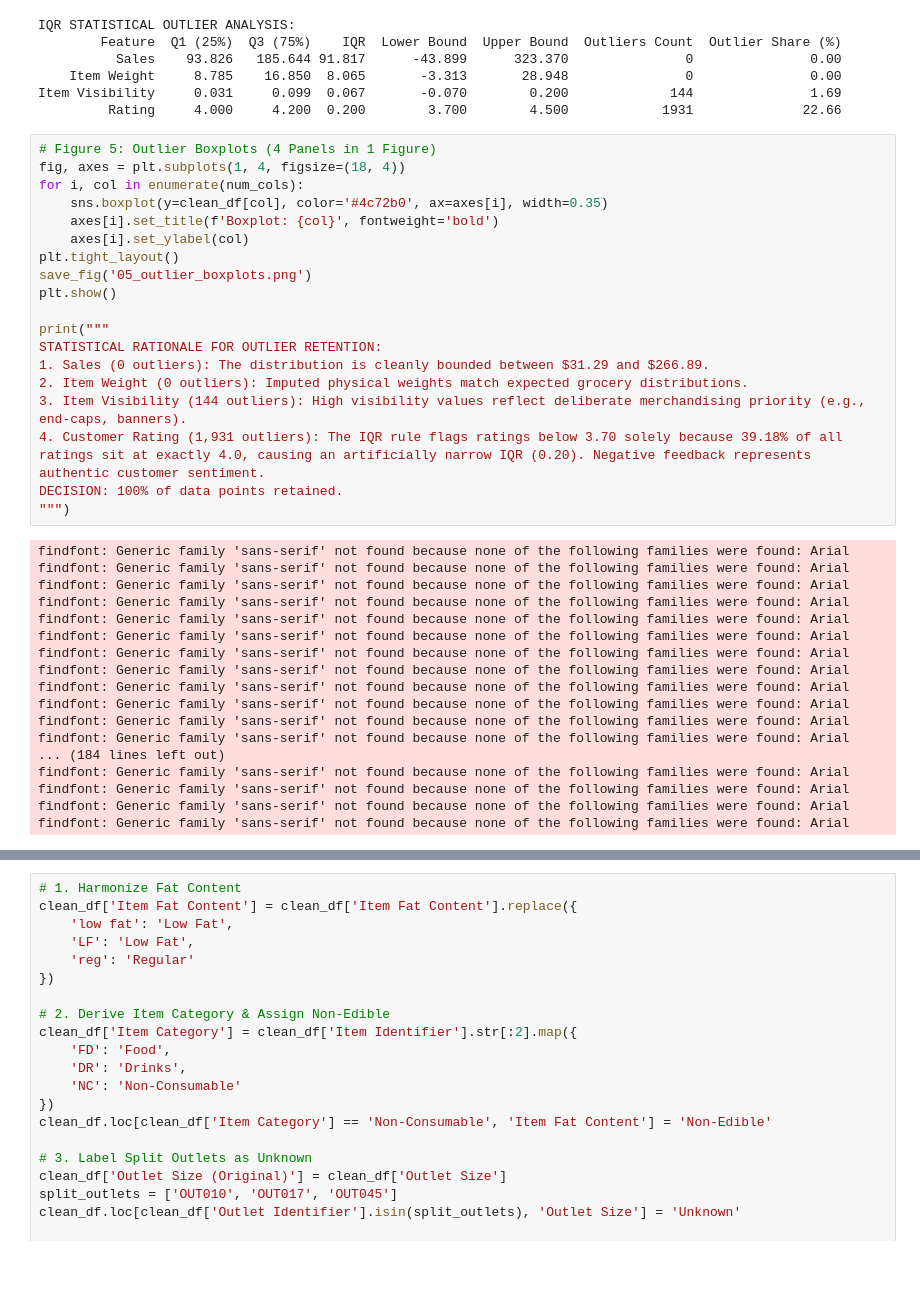
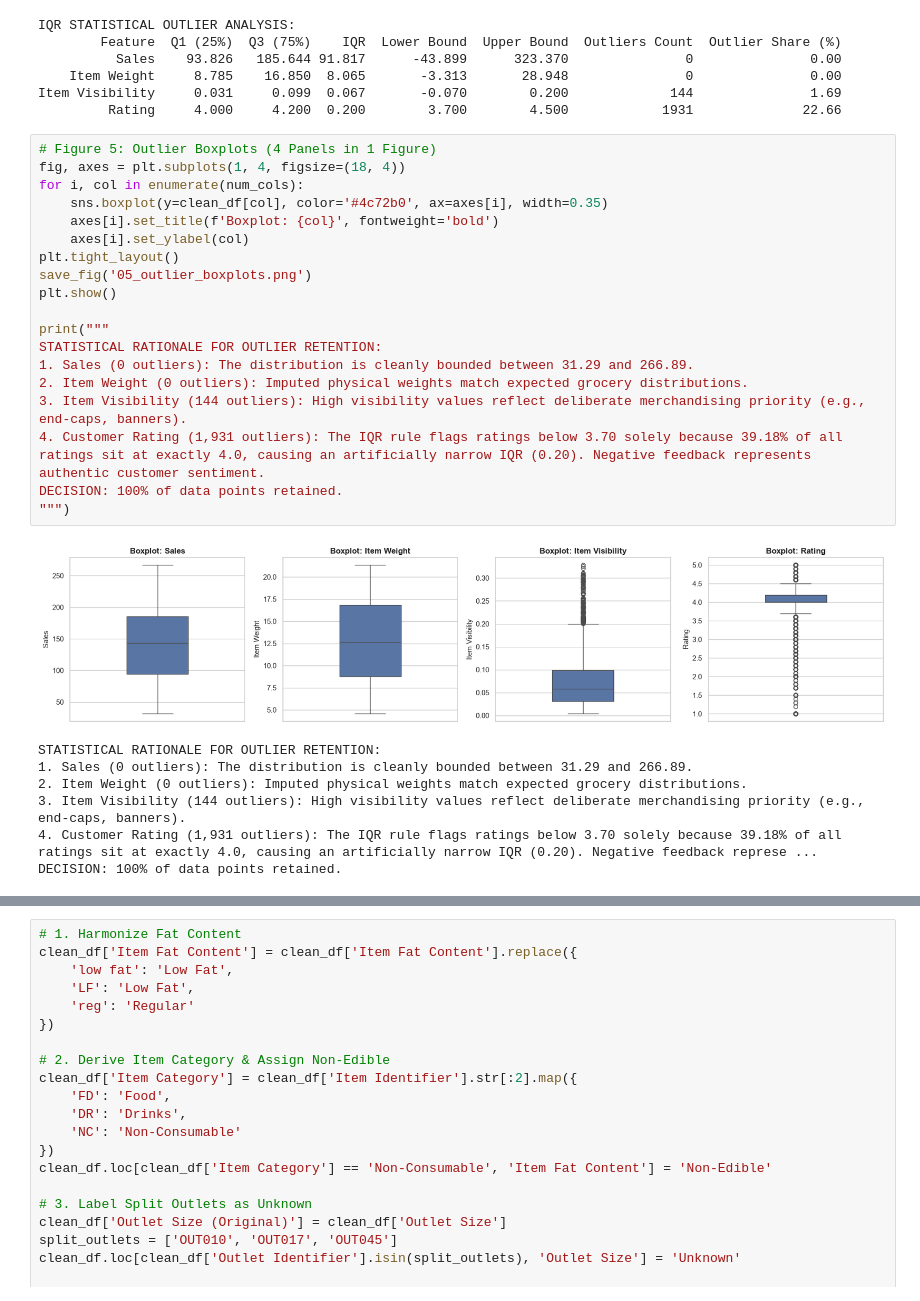
Before and after one commit to PoojaS-1616/data-analysis, a Jupyter notebook: BlinkIT-Grocery-Sales-Analysis/BlinkIT_Grocery_Sales_Analysis_v2.ipynb, the cells around one changed output, grey strips where cells are left out. Saved outputs shown, nothing was run; the diff lists cells and outputs as text; blank space fills up the shorter version.

```diff
--- a/BlinkIT-Grocery-Sales-Analysis/BlinkIT_Grocery_Sales_Analysis_v2.ipynb
+++ b/BlinkIT-Grocery-Sales-Analysis/BlinkIT_Grocery_Sales_Analysis_v2.ipynb
@@ -611,40 +546,30 @@ Item Visibility     0.031     0.099  0.067       -0.070        0.200
 # %%
 # Figure 5: Outlier Boxplots (4 Panels in 1 Figure)
 fig, axes = plt.subplots(1, 4, figsize=(18, 4))
 for i, col in enumerate(num_cols):
     sns.boxplot(y=clean_df[col], color='#4c72b0', ax=axes[i], width=0.35)
     axes[i].set_title(f'Boxplot: {col}', fontweight='bold')
     axes[i].set_ylabel(col)
 plt.tight_layout()
 save_fig('05_outlier_boxplots.png')
 plt.show()
 
 print("""
 STATISTICAL RATIONALE FOR OUTLIER RETENTION:
-1. Sales (0 outliers): The distribution is cleanly bounded between $31.29 and $266.89.
+1. Sales (0 outliers): The distribution is cleanly bounded between 31.29 and 266.89.
 2. Item Weight (0 outliers): Imputed physical weights match expected grocery distributions.
 3. Item Visibility (144 outliers): High visibility values reflect deliberate merchandising priority (e.g., end-caps, banners).
 4. Customer Rating (1,931 outliers): The IQR rule flags ratings below 3.70 solely because 39.18% of all ratings sit at exactly 4.0, causing an artificially narrow IQR (0.20). Negative feedback represents authentic customer sentiment.
 DECISION: 100% of data points retained.
 """)
 # %% [output]
+[figure, added]
-findfont: Generic family 'sans-serif' not found because none of the following families were found: Arial
-findfont: Generic family 'sans-serif' not found because none of the following families were found: Arial
-findfont: Generic family 'sans-serif' not found because none of the following families were found: Arial
-findfont: Generic family 'sans-serif' not found because none of the following families were found: Arial
-findfont: Generic family 'sans-serif' not found because none of the following families were found: Arial
-findfont: Generic family 'sans-serif' not found because none of the following families were found: Arial
-findfont: Generic family 'sans-serif' not found because none of the following families were found: Arial
-findfont: Generic family 'sans-serif' not found because none of the following families were found: Arial
-findfont: Generic family 'sans-serif' not found because none of the following families were found: Arial
-findfont: Generic family 'sans-serif' not found because none of the following families were found: Arial
-findfont: Generic family 'sans-serif' not found because none of the following families were found: Arial
-findfont: Generic family 'sans-serif' not found because none of the following families were found: Arial
-... (184 lines left out)
-findfont: Generic family 'sans-serif' not found because none of the following families were found: Arial
-findfont: Generic family 'sans-serif' not found because none of the following families were found: Arial
-findfont: Generic family 'sans-serif' not found because none of the following families were found: Arial
-findfont: Generic family 'sans-serif' not found because none of the following families were found: Arial
+STATISTICAL RATIONALE FOR OUTLIER RETENTION:
+1. Sales (0 outliers): The distribution is cleanly bounded between 31.29 and 266.89.
+2. Item Weight (0 outliers): Imputed physical weights match expected grocery distributions.
+3. Item Visibility (144 outliers): High visibility values reflect deliberate merchandising priority (e.g., end-caps, banners).
+4. Customer Rating (1,931 outliers): The IQR rule flags ratings below 3.70 solely because 39.18% of all ratings sit at exactly 4.0, causing an artificially narrow IQR (0.20). Negative feedback represe ...
+DECISION: 100% of data points retained.
 # %% [markdown]
 ---
 ### Task 2.4: Data Consistency, Harmonization & Handling Split Outlet Sizes
```
Also changed, not shown: parts of 27 cells of this notebook, 32 other files.
